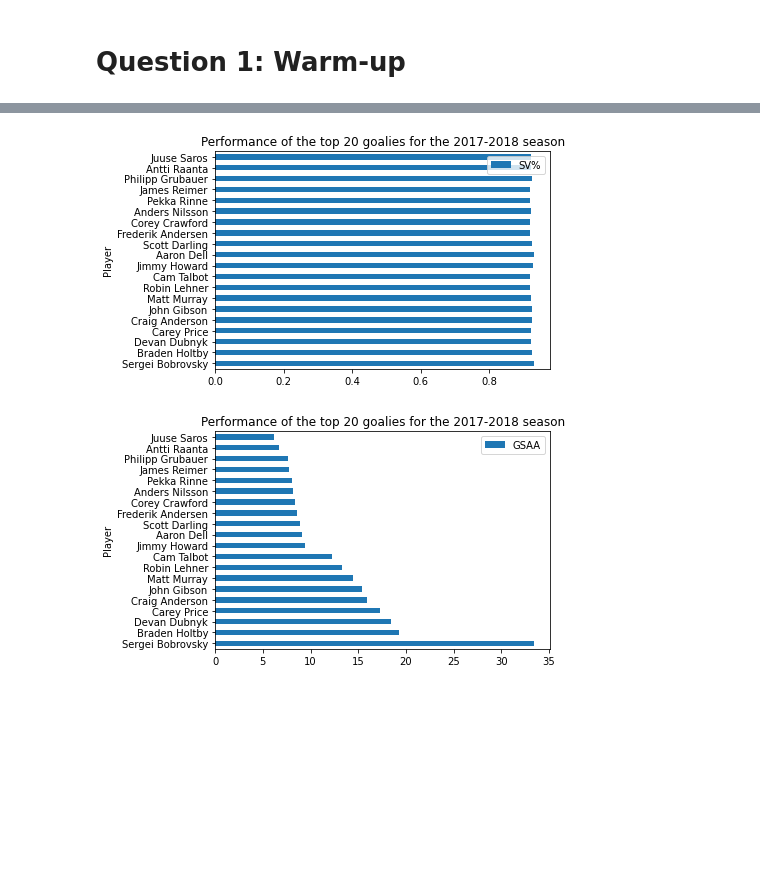
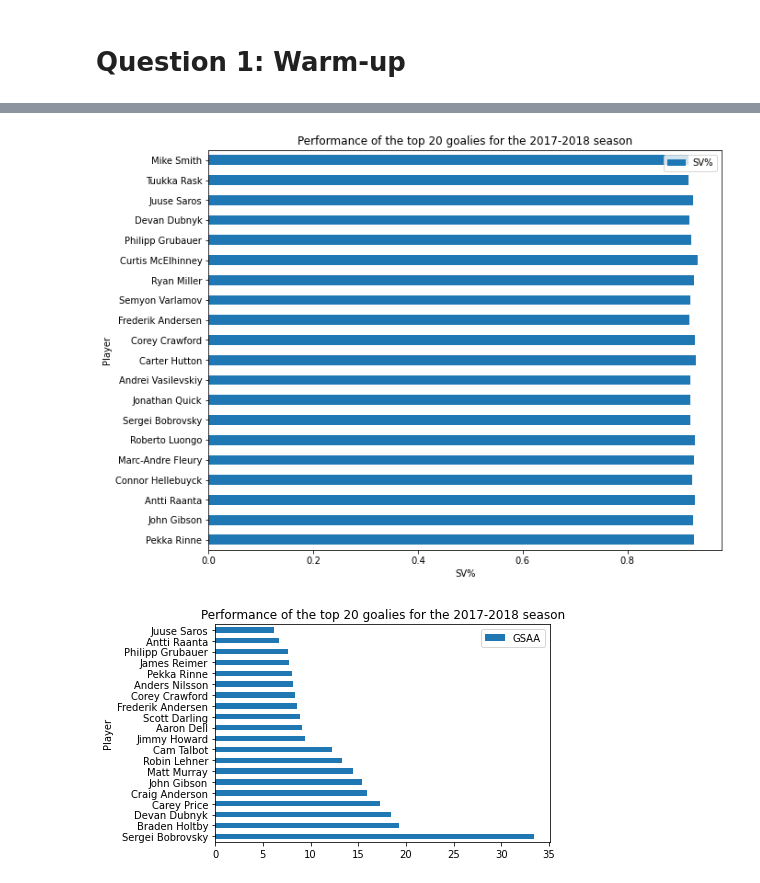
Before and after one commit to sorinmuchi/IFT6758, a Jupyter notebook: notebooks/Question-1.ipynb, the cells around one changed output, grey strips where cells are left out. Saved outputs shown, nothing was run; the diff lists cells and outputs as text; code cells hidden in the pictures; blank space fills up the shorter version.

```diff
--- a/notebooks/Question-1.ipynb
+++ b/notebooks/Question-1.ipynb
@@ -9,6 +9,6 @@ import matplotlib.pyplot as plot
 pd.set_option("display.max_columns", None)
 # %%
 # Retrieve players stats
-df = get_player_stats(2017, 'goalies')
+df = get_player_stats(2018, 'goalies')
 df.head()
 # %% [output]
@@ -51,8 +57,11 @@ df_sorted2.head(10)
 # %%
-df_sorted2.head(20).plot.barh(y='SV%', x="Player", title="Performance of the top 20 goalies for the 2017-2018 season")
+ax = df_sorted2.head(20).plot.barh(y='SV%', x="Player", title="Performance of the top 20 goalies for the 2017-2018 season", figsize=(10, 8))
+ax.set_xlabel(xlabel='SV%')
 plot.show(block=True)
+fig = ax.get_figure()
+fig.savefig('figure.pdf', bbox_inches = 'tight')
 # %% [output]
-[figure, old version]
+[figure, new version]
 # %%
 df_sorted2.head(20).plot.barh(y='GSAA', x="Player", title="Performance of the top 20 goalies for the 2017-2018 season")
 plot.show(block=True)
```
Also changed, not shown: parts of 5 cells of this notebook, 2 other files.
